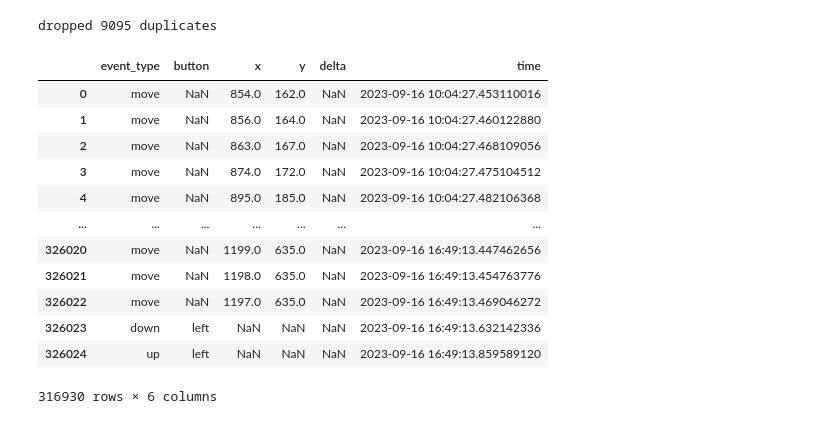
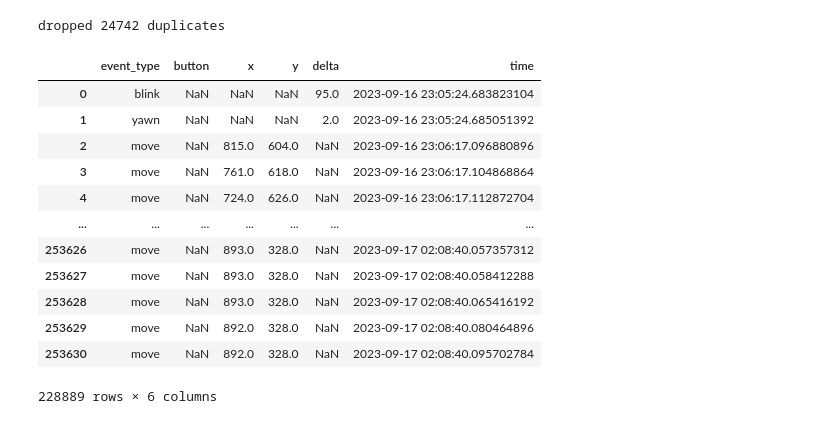
Before and after one commit to Henrikarba/logicare, a Jupyter notebook: analysis.ipynb, the cells around one changed output. Cells and saved outputs as stored; diff of their text form; code cells hidden in the pictures.

```diff
--- a/analysis.ipynb
+++ b/analysis.ipynb
@@ -5,28 +5,28 @@ from datetime import timedelta, datetime
 import pandas as pd
 import matplotlib.pyplot as plt
 # %%
-df = pd.read_csv('data/mouse_tracking_data_dump_ilia.csv')
+df = pd.read_csv('data/tracking_data.csv')
 df["time"] = pd.to_datetime(df['time'] * 10**9)
 
 l = len(df)
 df = df.drop_duplicates(['time', 'event_type'])
 print(f'dropped {l - len(df)} duplicates')
 df
 # %% [output]
-dropped 9095 duplicates
+dropped 24742 duplicates
 |  | event_type | button | x | y | delta | time |
-| 0 | move | NaN | 854.0 | 162.0 | NaN | 2023-09-16 10:04:27.453110016 |
-| 1 | move | NaN | 856.0 | 164.0 | NaN | 2023-09-16 10:04:27.460122880 |
-| 2 | move | NaN | 863.0 | 167.0 | NaN | 2023-09-16 10:04:27.468109056 |
-| 3 | move | NaN | 874.0 | 172.0 | NaN | 2023-09-16 10:04:27.475104512 |
-| 4 | move | NaN | 895.0 | 185.0 | NaN | 2023-09-16 10:04:27.482106368 |
+| 0 | blink | NaN | NaN | NaN | 95.0 | 2023-09-16 23:05:24.683823104 |
+| 1 | yawn | NaN | NaN | NaN | 2.0 | 2023-09-16 23:05:24.685051392 |
+| 2 | move | NaN | 815.0 | 604.0 | NaN | 2023-09-16 23:06:17.096880896 |
+| 3 | move | NaN | 761.0 | 618.0 | NaN | 2023-09-16 23:06:17.104868864 |
+| 4 | move | NaN | 724.0 | 626.0 | NaN | 2023-09-16 23:06:17.112872704 |
 | ... | ... | ... | ... | ... | ... | ... |
-| 326020 | move | NaN | 1199.0 | 635.0 | NaN | 2023-09-16 16:49:13.447462656 |
-| 326021 | move | NaN | 1198.0 | 635.0 | NaN | 2023-09-16 16:49:13.454763776 |
-| 326022 | move | NaN | 1197.0 | 635.0 | NaN | 2023-09-16 16:49:13.469046272 |
-| 326023 | down | left | NaN | NaN | NaN | 2023-09-16 16:49:13.632142336 |
-| 326024 | up | left | NaN | NaN | NaN | 2023-09-16 16:49:13.859589120 |
+| 253626 | move | NaN | 893.0 | 328.0 | NaN | 2023-09-17 02:08:40.057357312 |
+| 253627 | move | NaN | 893.0 | 328.0 | NaN | 2023-09-17 02:08:40.058412288 |
+| 253628 | move | NaN | 893.0 | 328.0 | NaN | 2023-09-17 02:08:40.065416192 |
+| 253629 | move | NaN | 892.0 | 328.0 | NaN | 2023-09-17 02:08:40.080464896 |
+| 253630 | move | NaN | 892.0 | 328.0 | NaN | 2023-09-17 02:08:40.095702784 |
-316930 rows × 6 columns
+228889 rows × 6 columns
 # %%
 _df: pd.DataFrame = df.copy()
 
```
Also changed, not shown: parts of 8 cells of this notebook, 6 other files.
